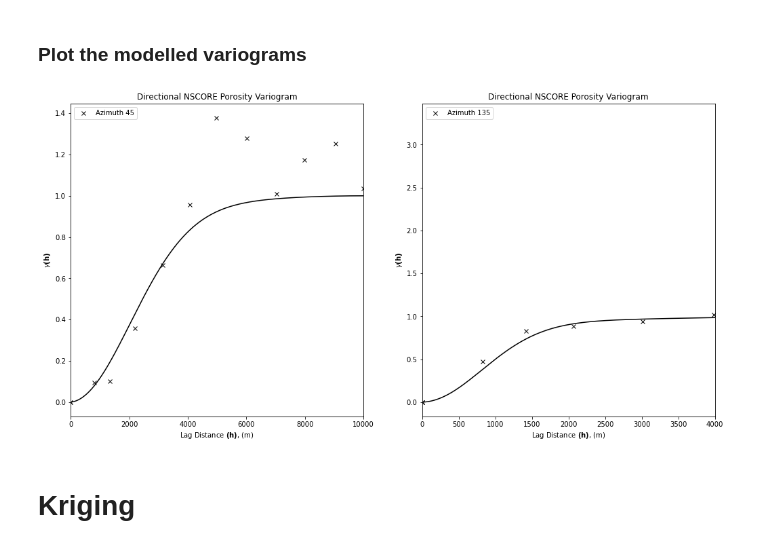
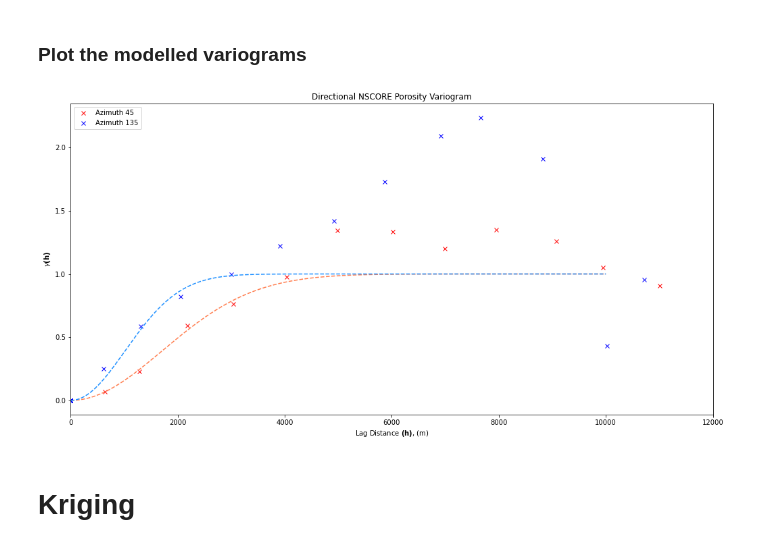
Before and after one commit to sarahkmarshall/willunga_wt, a Jupyter notebook: variogram_calculation.ipynb, the cells around one changed output. Drawn from its saved outputs; the diff is of its cells as text; code cells hidden in the pictures.

```diff
--- a/variogram_calculation.ipynb
+++ b/variogram_calculation.ipynb
@@ -1009,7 +1041,6 @@ GSLIB.make_variogram
 # %%
 nug = 0.0
-nst = 2  # Number of nest structure variogram model parameters
-
+nst = 1  # Number of nest structure variogram model parameters, for now I think one is enough
 
 # My guess at the types
 # 0 = nugget
@@ -1017,14 +1048,14 @@ nst = 2  # Number of nest structure variogram model parameters
 # 2 = Exp
 # 3 = Gaussian
 
+# First structure
+it1 = 3 #3   # Type
+cc1 = 1.0 #900 #1.0 #.9 Contribution of this structure
+azi1 = 45 #45       # Major azimuth
+hmaj1 = 4200 #5000  # Range for major geometric direction
+hmin1 = 2500 #2000  # Range for the minor geometric direction
 
-# First structure
-it1 = 3 #1   # Type
-cc1 = .9 # Contribution of this structure
-azi1 = 45 #
-hmaj1 = 5000
-hmin1 = 2000
-
+'''
 # Second structure
 it2 = 1
 cc2 = .1
@@ -1034,9 +1065,12 @@ hmin2 = 6000 # 2000 looks good but maybe too small...?
 
 vario = GSLIB.make_variogram(nug, nst, it1, cc1, azi1,
                              hmaj1, hmin1, it2, cc2, azi2, hmaj2, hmin2) # make model object
+'''
+vario = GSLIB.make_variogram(nug, nst, it1, cc1, azi1,
+                             hmaj1, hmin1) # make model object
 
 # project the model in the 045 azimuth
-nlag = 1000
+nlag = 3000
 xlag = 10
 azm = 45
 index45, h45, gam45, cov45, ro45 = geostats.vmodel(nlag, xlag, azm, vario)
@@ -1050,31 +1331,31 @@ index135, h135, gam135, cov135, ro135 = geostats.vmodel(nlag, xlag, azm, vario)
 # %% [markdown]
 ### Plot the modelled variograms
 # %%
-plt.subplot(1,2,1)
-plt.plot(lag[2,:], gamma[2,:] ,'x', color = 'black', label = 'Azimuth ' + str(azi_mat[2]))
-plt.plot(h45, gam45, color = 'black')
+plt.subplot(1,1,1)
+plt.plot(lag[2,:], gamma[2,:] ,'x', color = 'red', label = 'Azimuth ' + str(azi_mat[2]))
+plt.plot(h45, gam45, color = 'coral', ls = '--')
 plt.xlabel(r'Lag Distance $\bf(h)$, (m)')
 plt.ylabel(r'$\gamma \bf(h)$')
 plt.title('Directional NSCORE Porosity Variogram')
 plt.xlim([0,10000])
 #plt.ylim([0,1.8])
 plt.legend(loc='upper left')
 
-plt.subplot(1,2,2)
-plt.plot(lag[6,:], gamma[6,:], 'x',color = 'black',label = 'Azimuth ' +str(azi_mat[6]))
+#plt.subplot(1,2,2)
+plt.plot(lag[6,:], gamma[6,:], 'x',color = 'blue',label = 'Azimuth ' +str(azi_mat[6]))
 #plt.plot([0,2000],[1.0,1.0],color = 'black')
-plt.plot(h135, gam135, color = 'black')
+plt.plot(h135, gam135, color = 'dodgerblue', ls='--')
 plt.xlabel(r'Lag Distance $\bf(h)$, (m)')
 plt.ylabel(r'$\gamma \bf(h)$')
 plt.title('Directional NSCORE Porosity Variogram')
-plt.xlim([0,4000])
+plt.xlim([0,12000])
 #plt.ylim([0,1.8])
 plt.legend(loc='upper left')
 
 plt.subplots_adjust(left=0.0, bottom=0.0, right=2.2, top=1.6, wspace=0.2, hspace=0.3)
 plt.show()
 # %% [output]
-[figure, old version]
+[figure, new version]
 # %% [markdown]
 # Kriging
 # %% [markdown]
```
Also changed, not shown: parts of 36 cells of this notebook.
